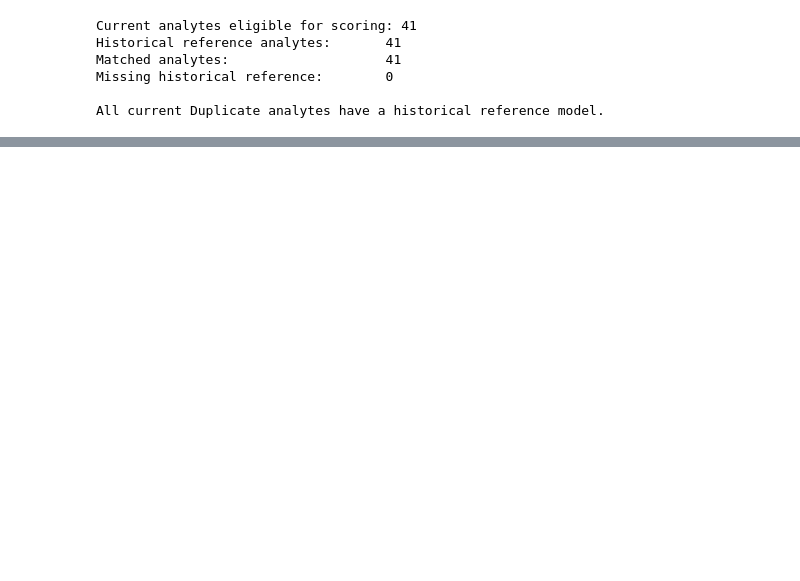
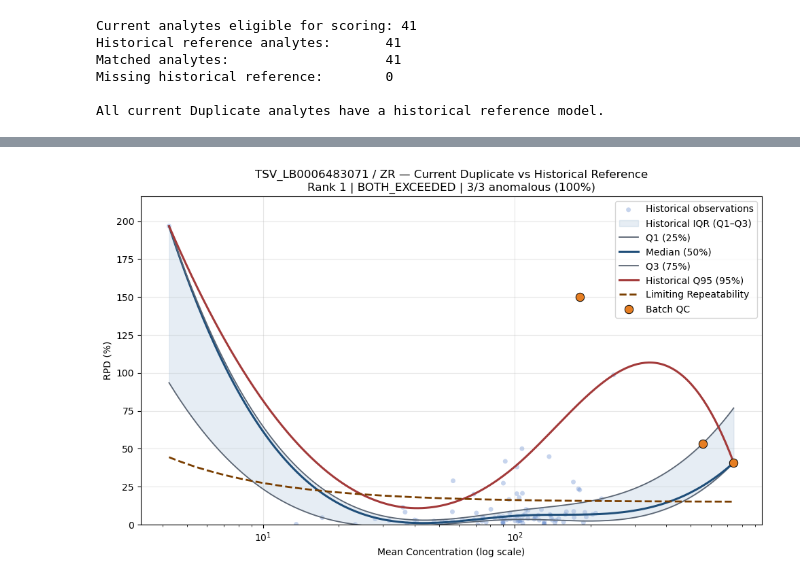
Before and after one commit to Jettiz/QUT-Capstone-Team-32-Datamine-QC-Quality-Control, a Jupyter notebook: notebooks/DUP__current_batch_load.ipynb, the cells around one changed output, grey strips where cells are left out. Saved outputs shown, nothing was run; the diff lists cells and outputs as text; code cells hidden in the pictures; blank space fills up the shorter version.

Commit message:
Add DUP current batch scoring ranking and reference visualisation

```diff
--- a/notebooks/DUP__current_batch_load.ipynb
+++ b/notebooks/DUP__current_batch_load.ipynb
@@ -514,0 +1452,7 @@ Outside historical concentration range: 7
+# %%
+plot_dup_candidate(
+    job_code=dup_anomaly_summary_df.iloc[0]["JOB_CODE"],
+    analyte_code=dup_anomaly_summary_df.iloc[0]["ANALYTE_CODE"]
+)
+# %% [output]
+[figure, added]
```
Also changed, not shown: parts of 10 cells of this notebook.
